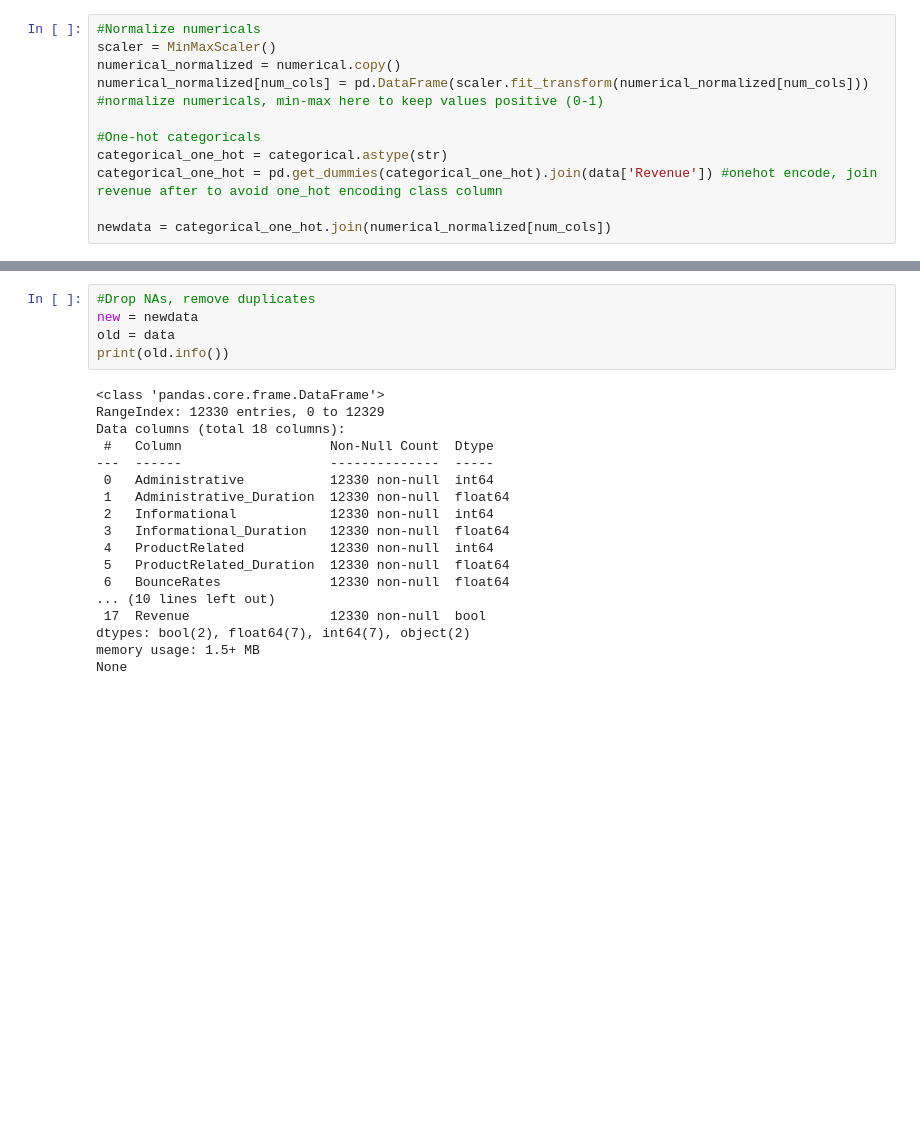
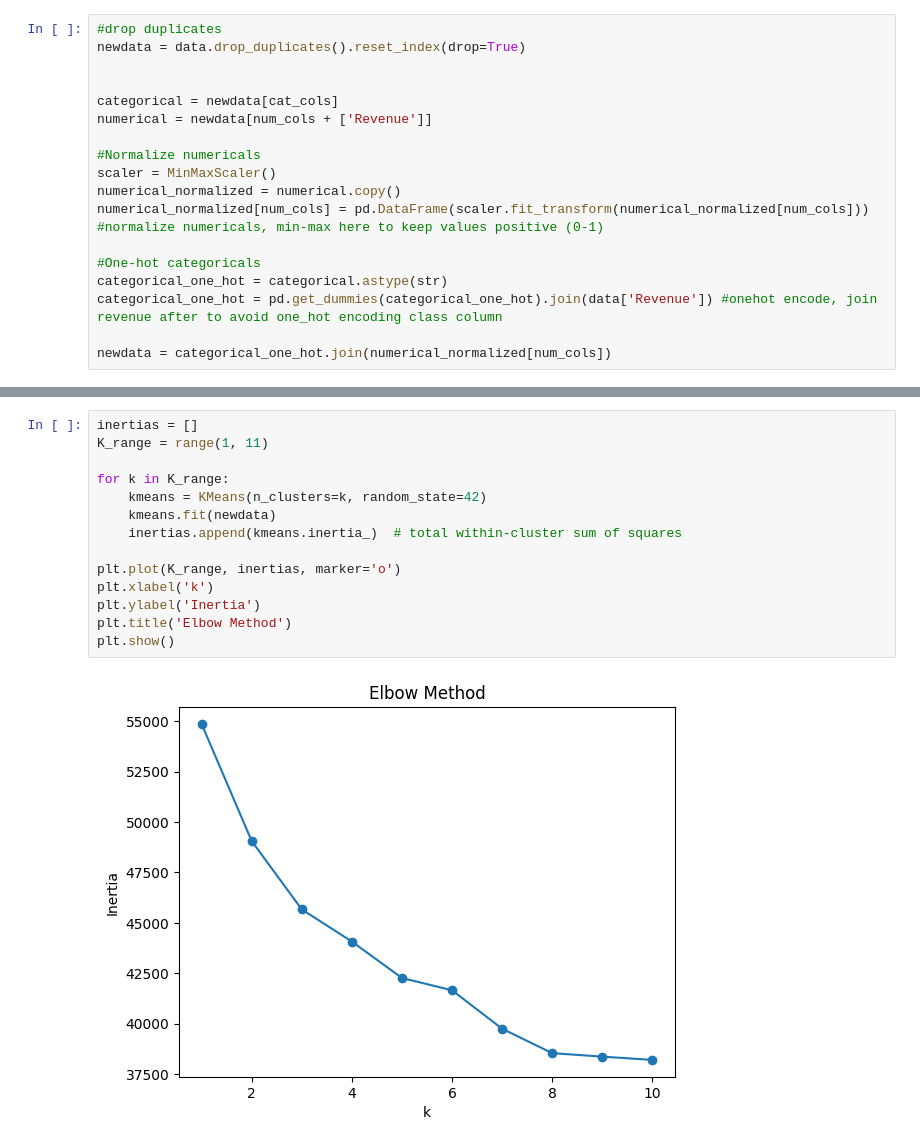
Before and after one commit to lcastellani027/data-mining-459, a Jupyter notebook: cleaning.ipynb, the cells around one changed output, grey strips where cells are left out. Cells and saved outputs as stored; diff of their text form; blank space fills up the shorter version.

Commit message:
delete dupes and kmeans analysis

```diff
--- a/cleaning.ipynb
+++ b/cleaning.ipynb
@@ -19,4 +38,11 @@ numerical = data[num_cols + ['Revenue']]
 # %%
+#drop duplicates
+newdata = data.drop_duplicates().reset_index(drop=True)
+
+
+categorical = newdata[cat_cols]
+numerical = newdata[num_cols + ['Revenue']]
+
 #Normalize numericals
 scaler = MinMaxScaler()
 numerical_normalized = numerical.copy()
@@ -30,23 +71,16 @@ newdata = categorical_one_hot.join(numerical_normalized[num_cols])
 # %%
-#Drop NAs, remove duplicates
-new = newdata
-old = data
-print(old.info())
+inertias = []
+K_range = range(1, 11)
+
+for k in K_range:
+    kmeans = KMeans(n_clusters=k, random_state=42)
+    kmeans.fit(newdata)
+    inertias.append(kmeans.inertia_)  # total within-cluster sum of squares
+
+plt.plot(K_range, inertias, marker='o')
+plt.xlabel('k')
+plt.ylabel('Inertia')
+plt.title('Elbow Method')
+plt.show()
 # %% [output]
-<class 'pandas.core.frame.DataFrame'>
-RangeIndex: 12330 entries, 0 to 12329
-Data columns (total 18 columns):
- #   Column                   Non-Null Count  Dtype
----  ------                   --------------  -----
- 0   Administrative           12330 non-null  int64
- 1   Administrative_Duration  12330 non-null  float64
- 2   Informational            12330 non-null  int64
- 3   Informational_Duration   12330 non-null  float64
- 4   ProductRelated           12330 non-null  int64
- 5   ProductRelated_Duration  12330 non-null  float64
- 6   BounceRates              12330 non-null  float64
-... (10 lines left out)
- 17  Revenue                  12330 non-null  bool
-dtypes: bool(2), float64(7), int64(7), object(2)
-memory usage: 1.5+ MB
-None
+[figure, added]
```
Also changed, not shown: parts of 10 cells of this notebook.
